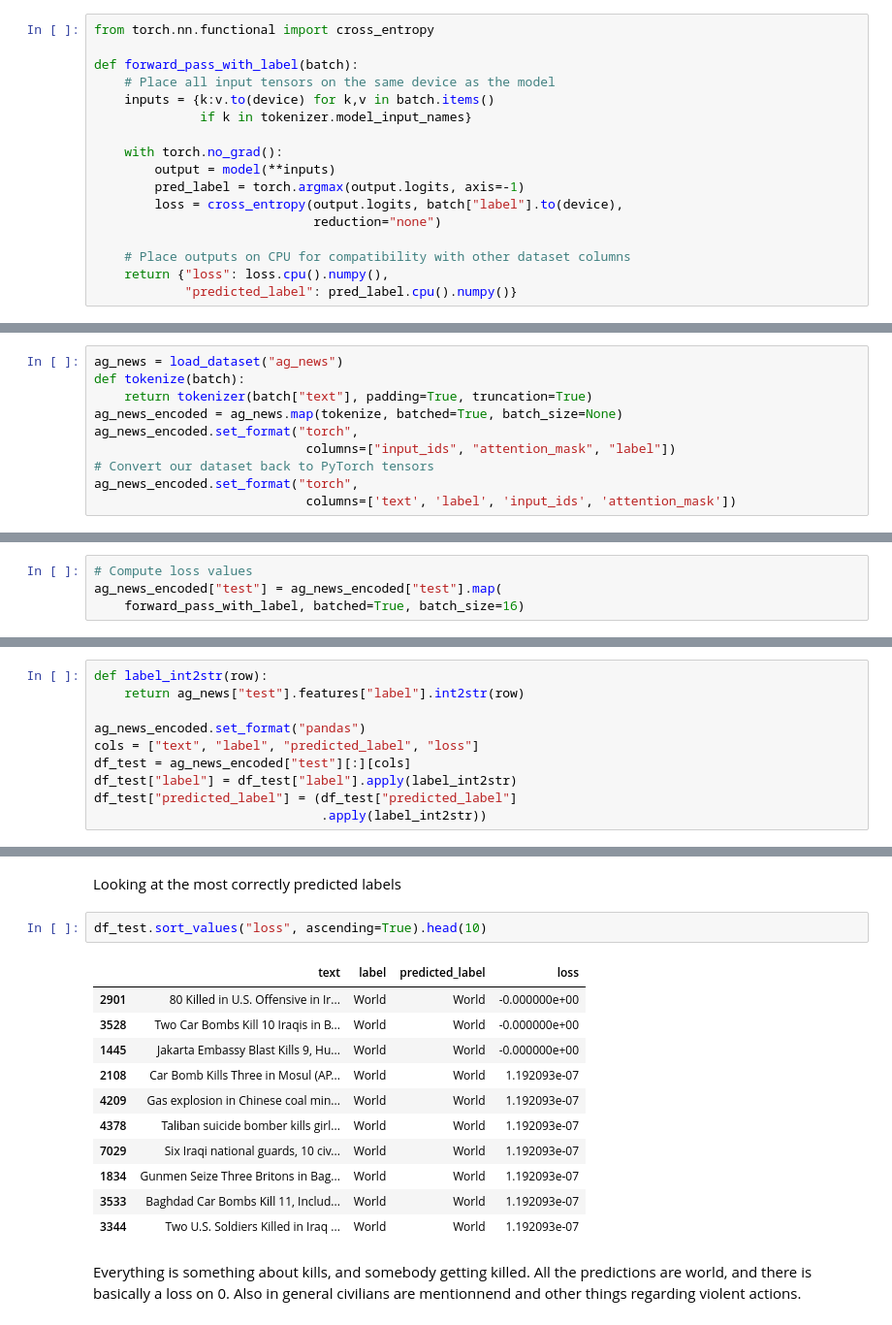
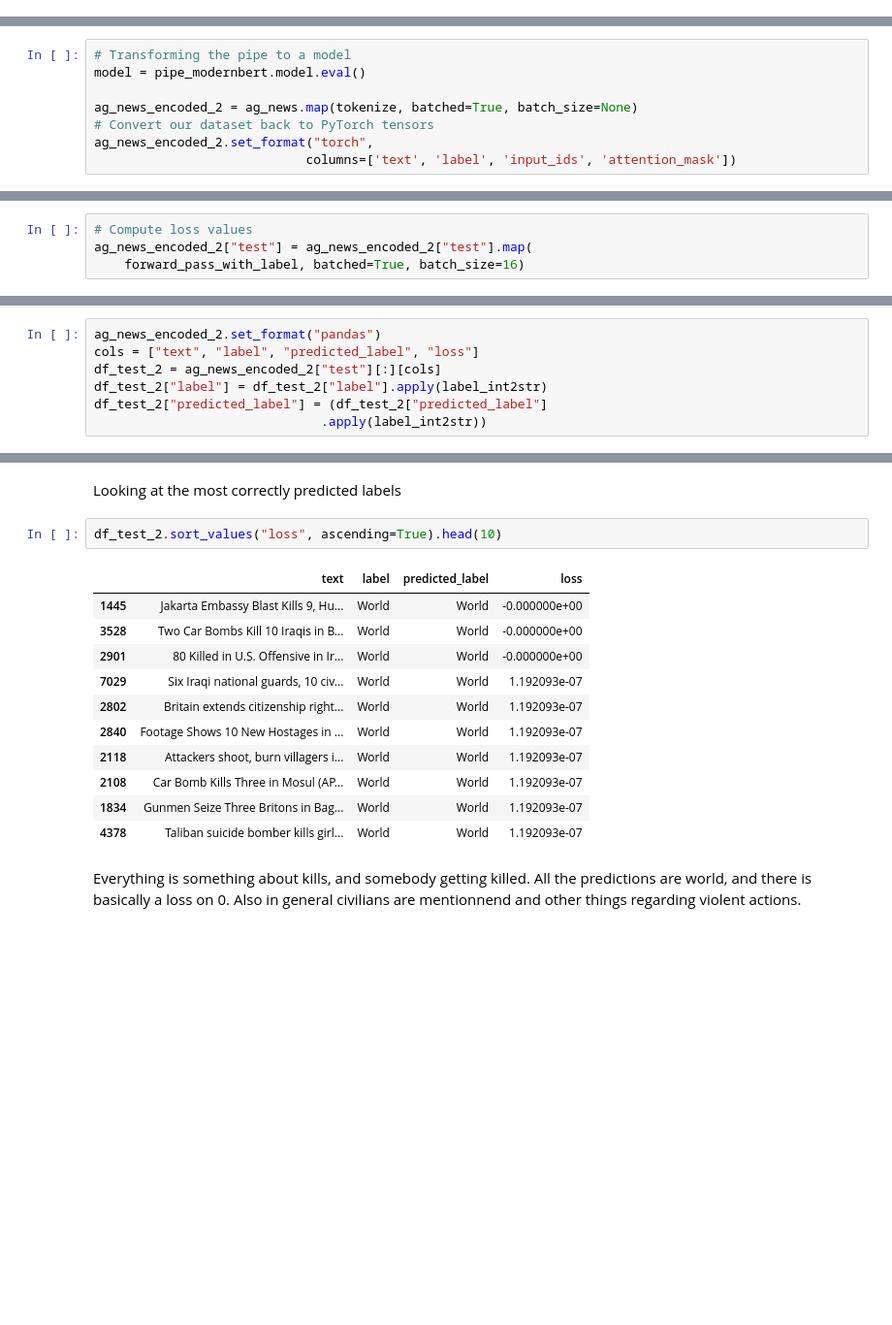
Before and after one commit to simon-mellergaard/GAI-with-LLMs, a Jupyter notebook: Project codes/question1.ipynb, the cells around one changed output, grey strips where cells are left out. Shown at 97% size. Cells and saved outputs as stored; diff of their text form; blank space fills up the shorter version.

```diff
--- a/Project codes/question1.ipynb
+++ b/Project codes/question1.ipynb
@@ -356,20 +396,3 @@ The model has now been fine-tuned to the AG-dataset.
 ## 4 Error based analysis ModernBert
 
 > *Perform an error analysis on the AG News based on the fine-tuned ModernBert and compare it to DestilBert.*
-# %%
-from torch.nn.functional import cross_entropy
-
-def forward_pass_with_label(batch):
-    # Place all input tensors on the same device as the model
-    inputs = {k:v.to(device) for k,v in batch.items()
-              if k in tokenizer.model_input_names}
-
-    with torch.no_grad():
-        output = model(**inputs)
-        pred_label = torch.argmax(output.logits, axis=-1)
-        loss = cross_entropy(output.logits, batch["label"].to(device),
-                             reduction="none")
-
-    # Place outputs on CPU for compatibility with other dataset columns
-    return {"loss": loss.cpu().numpy(),
-            "predicted_label": pred_label.cpu().numpy()}
@@ -376,10 +401,8 @@ def forward_pass_with_label(batch):
 # %%
-ag_news = load_dataset("ag_news")
-def tokenize(batch):
-    return tokenizer(batch["text"], padding=True, truncation=True)
-ag_news_encoded = ag_news.map(tokenize, batched=True, batch_size=None)
-ag_news_encoded.set_format("torch",
-                            columns=["input_ids", "attention_mask", "label"])
+# Transforming the pipe to a model
+model = pipe_modernbert.model.eval()
+
+ag_news_encoded_2 = ag_news.map(tokenize, batched=True, batch_size=None)
 # Convert our dataset back to PyTorch tensors
-ag_news_encoded.set_format("torch",
+ag_news_encoded_2.set_format("torch",
                             columns=['text', 'label', 'input_ids', 'attention_mask'])
@@ -386,4 +411,4 @@ ag_news_encoded.set_format("torch",
 # %%
 # Compute loss values
-ag_news_encoded["test"] = ag_news_encoded["test"].map(
+ag_news_encoded_2["test"] = ag_news_encoded_2["test"].map(
     forward_pass_with_label, batched=True, batch_size=16)
@@ -392,12 +415,9 @@ NameError: name 'model' is not defined
 # %%
-def label_int2str(row):
-    return ag_news["test"].features["label"].int2str(row)
-
-ag_news_encoded.set_format("pandas")
+ag_news_encoded_2.set_format("pandas")
 cols = ["text", "label", "predicted_label", "loss"]
-df_test = ag_news_encoded["test"][:][cols]
-df_test["label"] = df_test["label"].apply(label_int2str)
-df_test["predicted_label"] = (df_test["predicted_label"]
+df_test_2 = ag_news_encoded_2["test"][:][cols]
+df_test_2["label"] = df_test_2["label"].apply(label_int2str)
+df_test_2["predicted_label"] = (df_test_2["predicted_label"]
                               .apply(label_int2str))
 # %% [markdown]
 Looking at the most wrongly predicted labels
@@ -421,18 +441,18 @@ Mostly guessin gbusiness and world, where the actual labels are different.
 # %% [markdown]
 Looking at the most correctly predicted labels
 # %%
-df_test.sort_values("loss", ascending=True).head(10)
+df_test_2.sort_values("loss", ascending=True).head(10)
 # %% [output]
 |  | text | label | predicted_label | loss |
+| 1445 | Jakarta Embassy Blast Kills 9, Hu... | World | World | -0.000000e+00 |
+| 3528 | Two Car Bombs Kill 10 Iraqis in B... | World | World | -0.000000e+00 |
 | 2901 | 80 Killed in U.S. Offensive in Ir... | World | World | -0.000000e+00 |
-| 3528 | Two Car Bombs Kill 10 Iraqis in B... | World | World | -0.000000e+00 |
-| 1445 | Jakarta Embassy Blast Kills 9, Hu... | World | World | -0.000000e+00 |
+| 7029 | Six Iraqi national guards, 10 civ... | World | World | 1.192093e-07 |
+| 2802 | Britain extends citizenship right... | World | World | 1.192093e-07 |
+| 2840 | Footage Shows 10 New Hostages in ... | World | World | 1.192093e-07 |
+| 2118 | Attackers shoot, burn villagers i... | World | World | 1.192093e-07 |
 | 2108 | Car Bomb Kills Three in Mosul (AP... | World | World | 1.192093e-07 |
-| 4209 | Gas explosion in Chinese coal min... | World | World | 1.192093e-07 |
+| 1834 | Gunmen Seize Three Britons in Bag... | World | World | 1.192093e-07 |
 | 4378 | Taliban suicide bomber kills girl... | World | World | 1.192093e-07 |
-| 7029 | Six Iraqi national guards, 10 civ... | World | World | 1.192093e-07 |
-| 1834 | Gunmen Seize Three Britons in Bag... | World | World | 1.192093e-07 |
-| 3533 | Baghdad Car Bombs Kill 11, Includ... | World | World | 1.192093e-07 |
-| 3344 | Two U.S. Soldiers Killed in Iraq ... | World | World | 1.192093e-07 |
 # %% [markdown]
 Everything is something about kills, and somebody getting killed. All the predictions are world, and there is basically a loss on 0. Also in general civilians are mentionnend and other things regarding violent actions.
```
Also changed, not shown: parts of 59 cells of this notebook.
